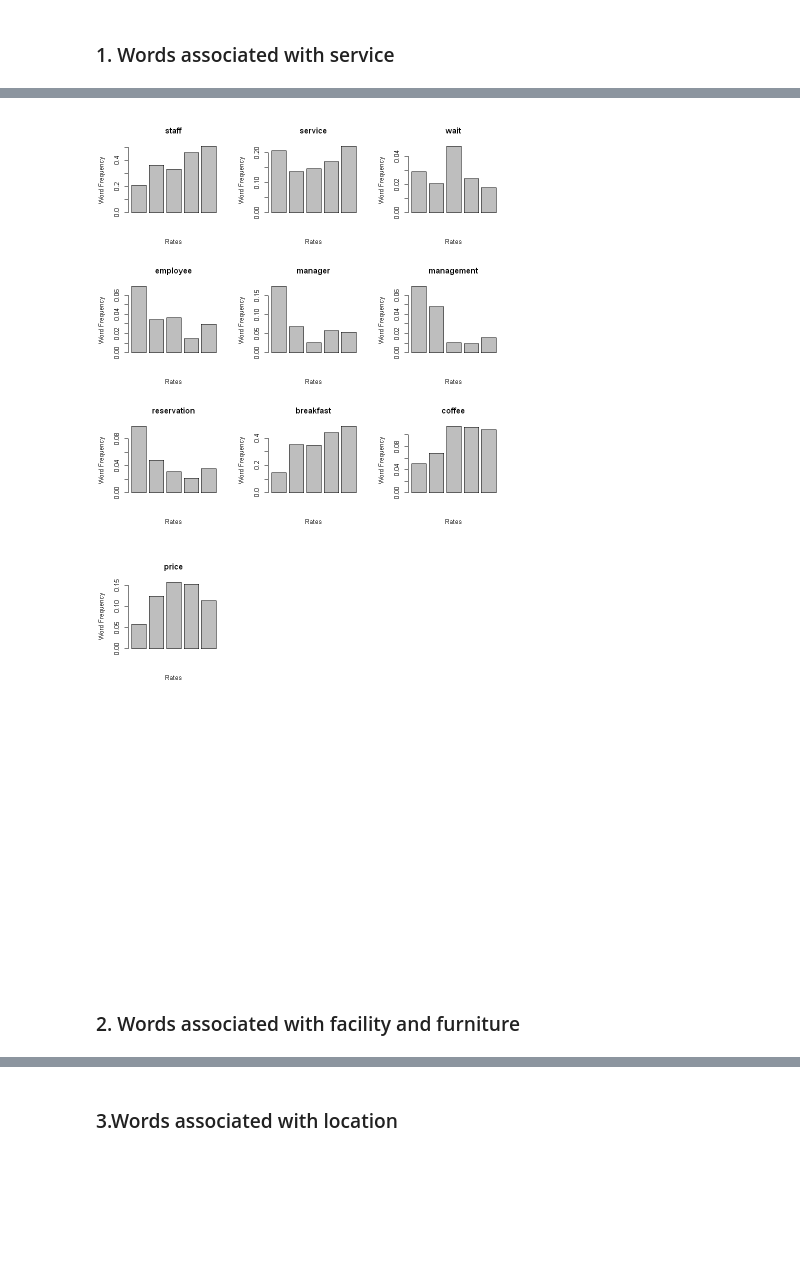
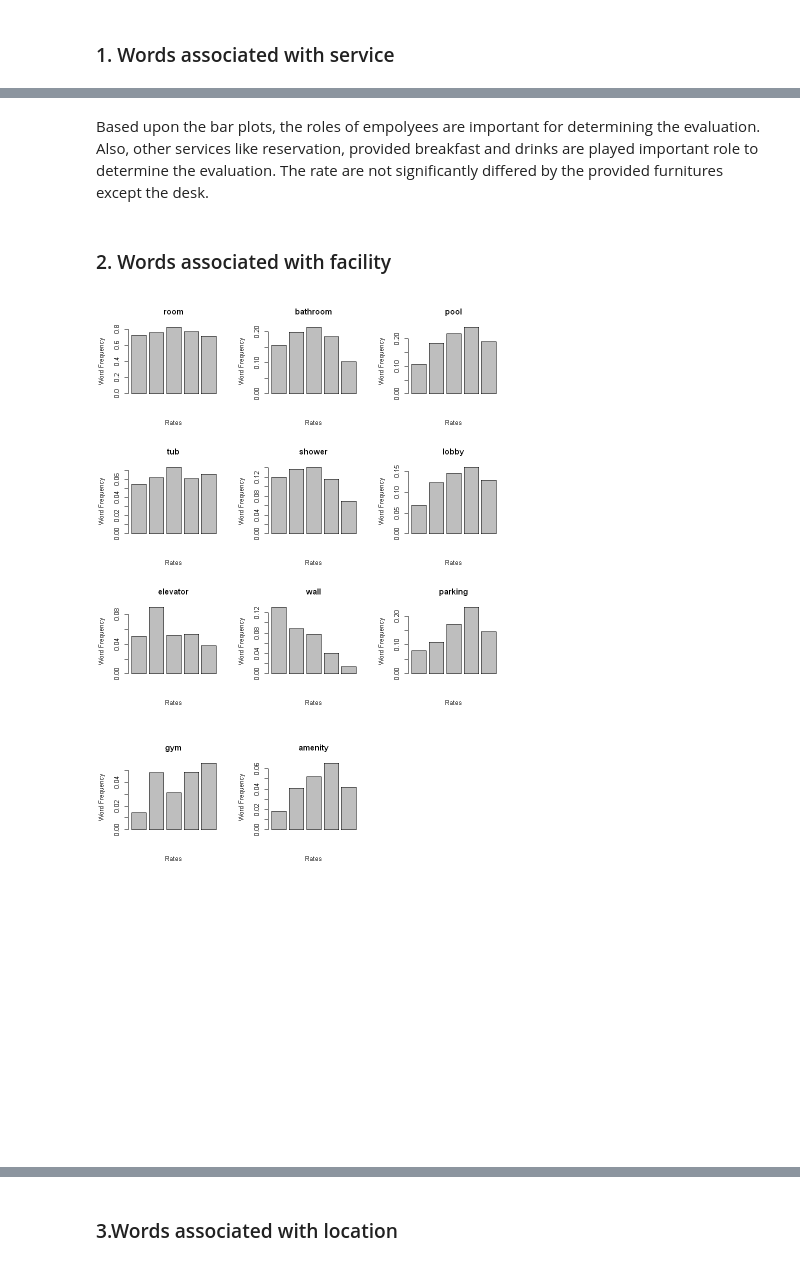
Before and after one commit to cocofreefarm/Module3, a Jupyter notebook: Analysis.ipynb, the cells around one changed output, grey strips where cells are left out. Saved outputs shown, nothing was run; the diff lists cells and outputs as text; code cells hidden in the pictures; blank space fills up the shorter version.

```diff
--- a/Analysis.ipynb
+++ b/Analysis.ipynb
@@ -170,17 +178,20 @@ word.frequency("average")
+# %% [markdown]
+Based upon the bar plots, the roles of empolyees are important for determining the evaluation. Also, other services like reservation, provided breakfast and drinks are played important role to determine the evaluation. The rate are not significantly differed by the provided furnitures except the desk.
+# %% [markdown]
+### 2. Words associated with facility
 # %%
 par(mfrow=c(3,3))
-word.frequency("staff")
-word.frequency("service")
-word.frequency("wait")
-word.frequency("employee")
-word.frequency("manager")
-word.frequency("management")
-word.frequency("reservation")
-word.frequency("breakfast")
-word.frequency("coffee")
-word.frequency("price")
+word.frequency("room")
+word.frequency("bathroom")
+word.frequency("pool")
+word.frequency("tub")
+word.frequency("shower")
+word.frequency("lobby")
+word.frequency("elevator")
+word.frequency("wall")
+word.frequency("parking")
+word.frequency("gym")
+word.frequency("amenity")
 # %% [output]
-[figure, old version]
+[figure, new version]
-[figure, old version]
+[figure, new version]
-# %% [markdown]
-### 2. Words associated with facility and furniture
```
Also changed, not shown: parts of 51 cells of this notebook, 4 other files.
